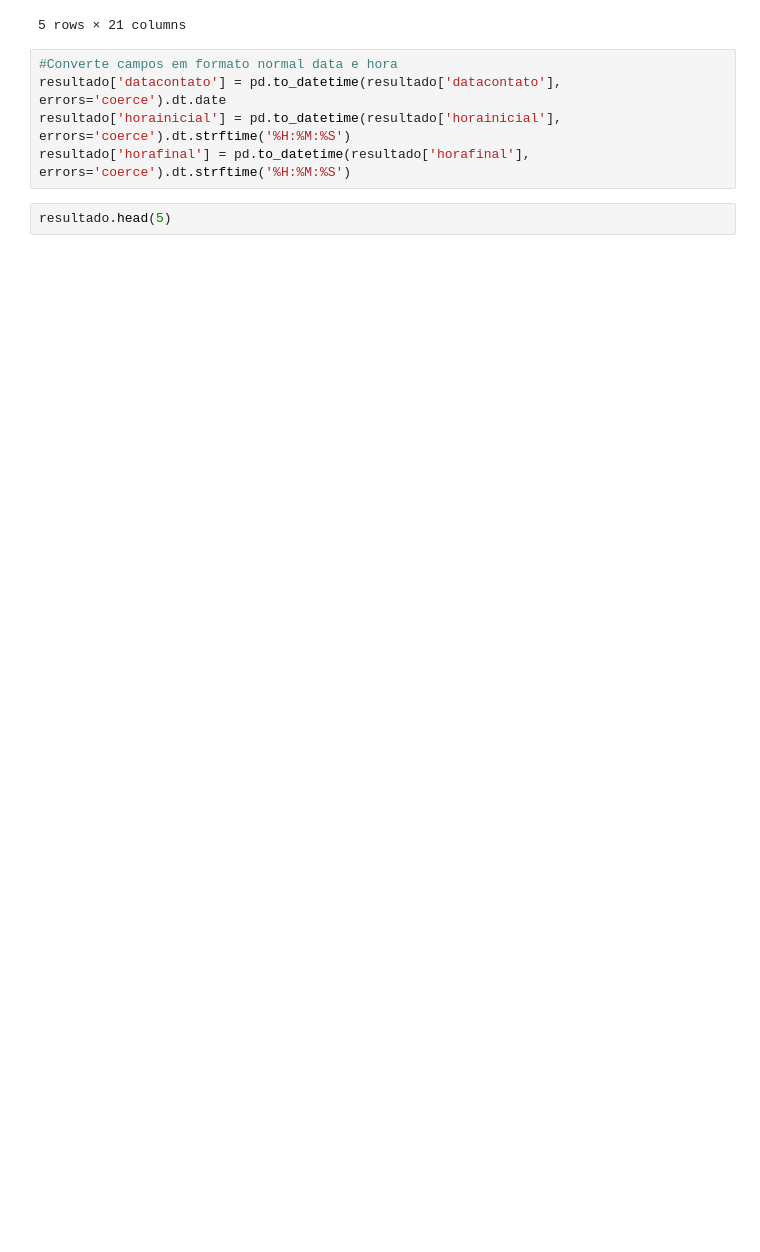
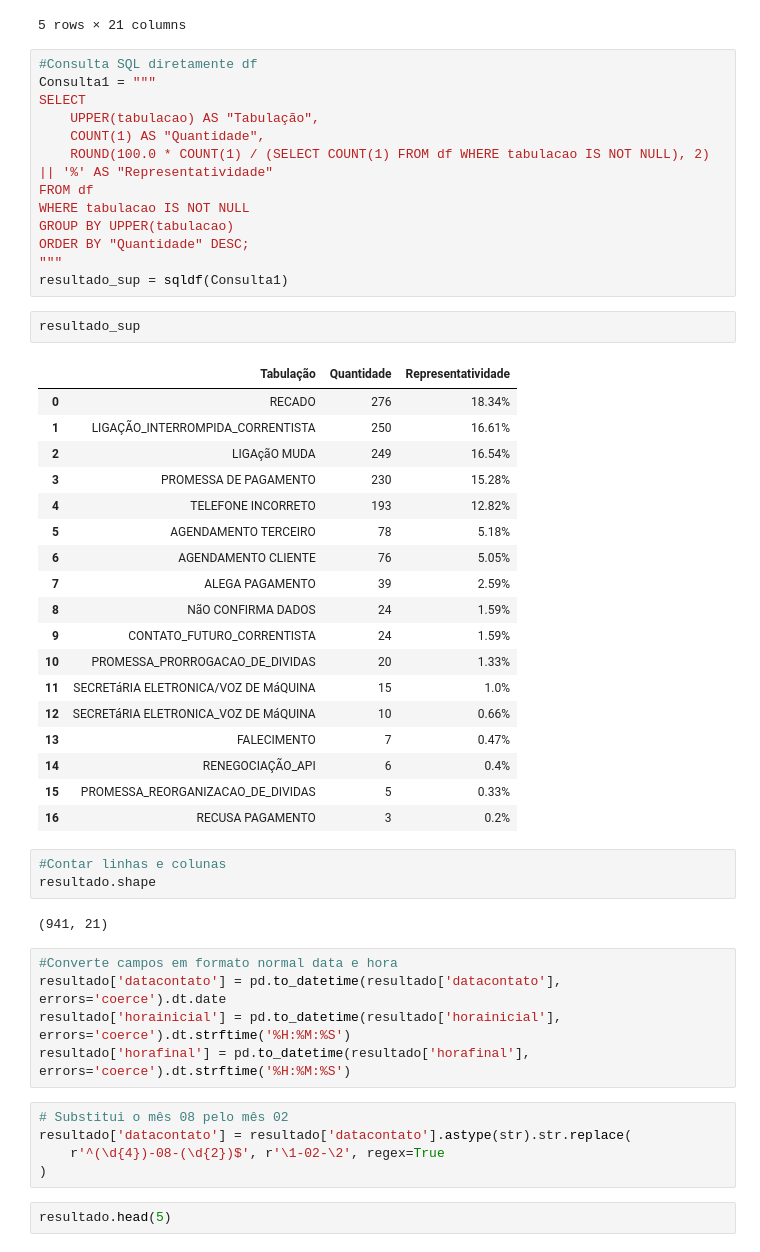
Before and after one commit to WILLIANSCASACOLA/Meus-Codigos, a Jupyter notebook: Lendo_das_e_tratando.ipynb, the cells around one changed output. Saved outputs shown, nothing was run; the diff lists cells and outputs as text; blank space fills up the shorter version.

```diff
--- a/Lendo_das_e_tratando.ipynb
+++ b/Lendo_das_e_tratando.ipynb
@@ -80,11 +106,55 @@ resultado.head(5)
 | 3 | 83133 | E109876 | MAISA DARLING GOMES ALVES | PAULO HENRIQUE MILAN | maisadga | 75784 | maisadga | maisadga | ... |
 | 4 | 90333 | 122475 | VANESSA TEODORO FERREIRA BARBOSA | PAULO HENRIQUE MILAN | vanessatfb | 90509 | vanessatfb | vanessatfb | ... |
 5 rows × 21 columns
+# %%
+#Consulta SQL diretamente df
+Consulta1 = """
+SELECT
+    UPPER(tabulacao) AS "Tabulação",
+    COUNT(1) AS "Quantidade",
+    ROUND(100.0 * COUNT(1) / (SELECT COUNT(1) FROM df WHERE tabulacao IS NOT NULL), 2) || '%' AS "Representatividade"
+FROM df
+WHERE tabulacao IS NOT NULL
+GROUP BY UPPER(tabulacao)
+ORDER BY "Quantidade" DESC;
+"""
+resultado_sup = sqldf(Consulta1)
+# %%
+resultado_sup
+# %% [output]
+|  | Tabulação | Quantidade | Representatividade |
+| 0 | RECADO | 276 | 18.34% |
+| 1 | LIGAÇÃO_INTERROMPIDA_CORRENTISTA | 250 | 16.61% |
+| 2 | LIGAçãO MUDA | 249 | 16.54% |
+| 3 | PROMESSA DE PAGAMENTO | 230 | 15.28% |
+| 4 | TELEFONE INCORRETO | 193 | 12.82% |
+| 5 | AGENDAMENTO TERCEIRO | 78 | 5.18% |
+| 6 | AGENDAMENTO CLIENTE | 76 | 5.05% |
+| 7 | ALEGA PAGAMENTO | 39 | 2.59% |
+| 8 | NãO CONFIRMA DADOS | 24 | 1.59% |
+| 9 | CONTATO_FUTURO_CORRENTISTA | 24 | 1.59% |
+| 10 | PROMESSA_PRORROGACAO_DE_DIVIDAS | 20 | 1.33% |
+| 11 | SECRETáRIA ELETRONICA/VOZ DE MáQUINA | 15 | 1.0% |
+| 12 | SECRETáRIA ELETRONICA_VOZ DE MáQUINA | 10 | 0.66% |
+| 13 | FALECIMENTO | 7 | 0.47% |
+| 14 | RENEGOCIAÇÃO_API | 6 | 0.4% |
+| 15 | PROMESSA_REORGANIZACAO_DE_DIVIDAS | 5 | 0.33% |
+| 16 | RECUSA PAGAMENTO | 3 | 0.2% |
+# %%
+#Contar linhas e colunas
+resultado.shape
+# %% [output]
+(941, 21)
 # %%
 #Converte campos em formato normal data e hora
 resultado['datacontato'] = pd.to_datetime(resultado['datacontato'], errors='coerce').dt.date
 resultado['horainicial'] = pd.to_datetime(resultado['horainicial'], errors='coerce').dt.strftime('%H:%M:%S')
 resultado['horafinal'] = pd.to_datetime(resultado['horafinal'], errors='coerce').dt.strftime('%H:%M:%S')
+# %%
+# Substitui o mês 08 pelo mês 02
+resultado['datacontato'] = resultado['datacontato'].astype(str).str.replace(
+    r'^(\d{4})-08-(\d{2})$', r'\1-02-\2', regex=True
+)
 # %%
 resultado.head(5)
 # %% [output]
```
Also changed, not shown: parts of 12 cells of this notebook.
